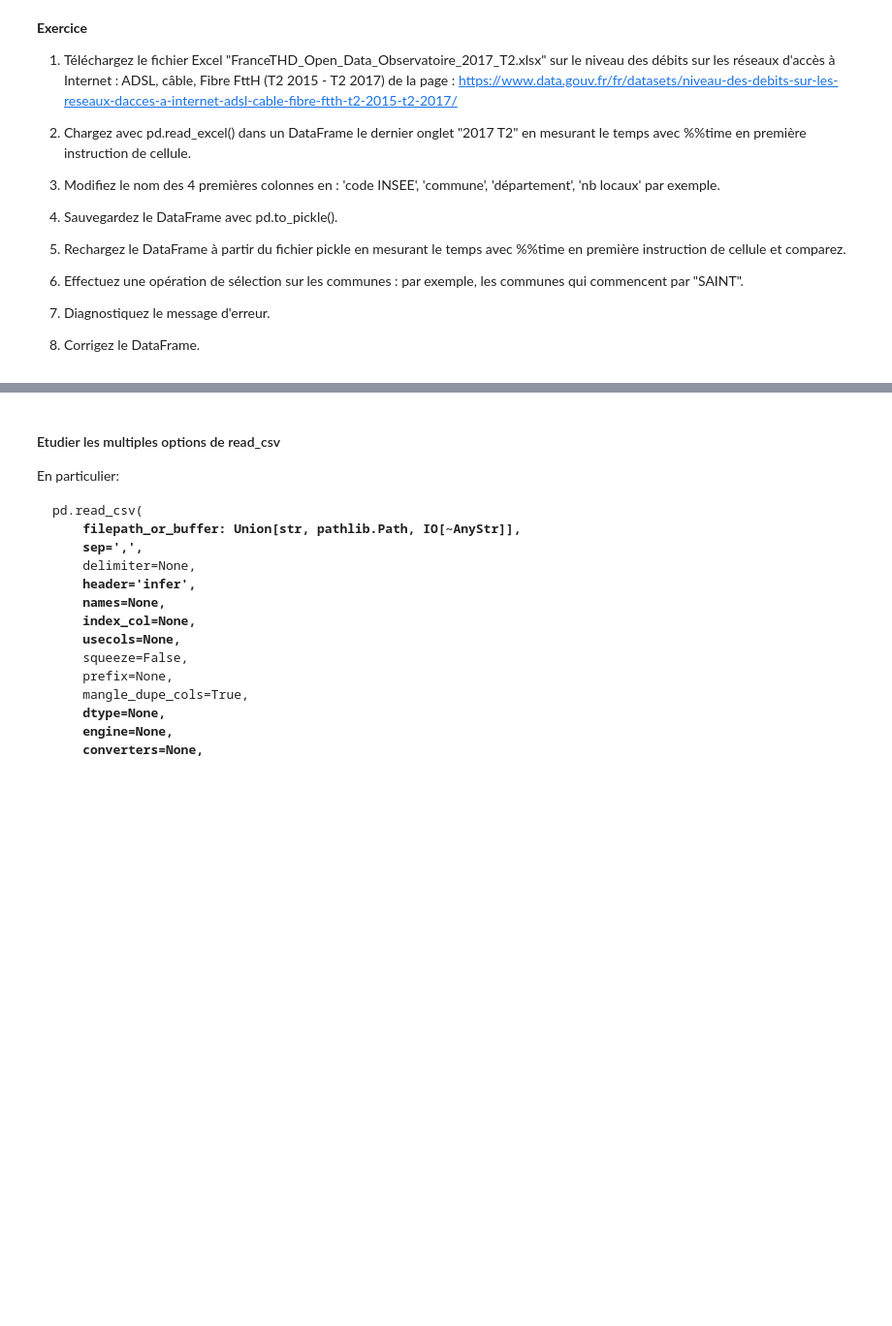
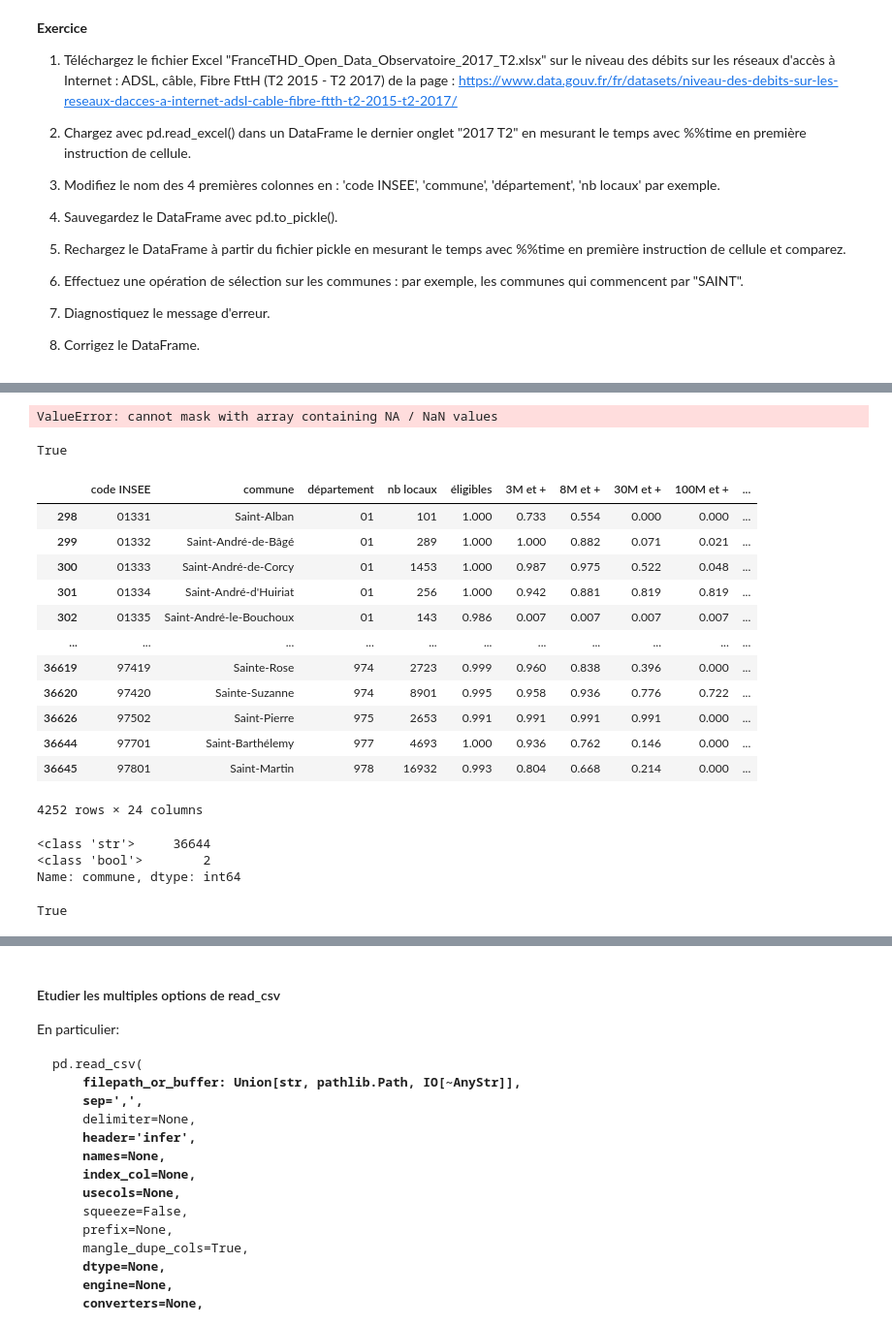
Before and after one commit to fran6w/INFMDI-721, a Jupyter notebook: session4/session4.ipynb, the cells around one changed output, grey strips where cells are left out. Shown: that part at 97% size. Cells and saved outputs as stored; diff of their text form; code cells hidden in the pictures; blank space fills up the shorter version.

```diff
--- a/session4/session4.ipynb
+++ b/session4/session4.ipynb
@@ -377,0 +977,4 @@ print(df.shape)
+# %%
+%%time
+df = pd.read_pickle('thd.dat')
+df.head()
@@ -377,0 +990,34 @@ print(df.shape)
+# %%
+df.loc[df['commune'].str.startswith('Saint')]
+# %% [output]
+ValueError: cannot mask with array containing NA / NaN values
+# %%
+df.loc[df['commune'].isnull()].empty
+# %% [output]
+True
+# %%
+df[df["commune"].str.startswith('Saint', na=False)]
+# %% [output]
+|  | code INSEE | commune | département | nb locaux | éligibles | 3M et + | 8M et + | 30M et + | 100M et + | ... |
+| 298 | 01331 | Saint-Alban | 01 | 101 | 1.000 | 0.733 | 0.554 | 0.000 | 0.000 | ... |
+| 299 | 01332 | Saint-André-de-Bâgé | 01 | 289 | 1.000 | 1.000 | 0.882 | 0.071 | 0.021 | ... |
+| 300 | 01333 | Saint-André-de-Corcy | 01 | 1453 | 1.000 | 0.987 | 0.975 | 0.522 | 0.048 | ... |
+| 301 | 01334 | Saint-André-d'Huiriat | 01 | 256 | 1.000 | 0.942 | 0.881 | 0.819 | 0.819 | ... |
+| 302 | 01335 | Saint-André-le-Bouchoux | 01 | 143 | 0.986 | 0.007 | 0.007 | 0.007 | 0.007 | ... |
+| ... | ... | ... | ... | ... | ... | ... | ... | ... | ... | ... |
+| 36619 | 97419 | Sainte-Rose | 974 | 2723 | 0.999 | 0.960 | 0.838 | 0.396 | 0.000 | ... |
+| 36620 | 97420 | Sainte-Suzanne | 974 | 8901 | 0.995 | 0.958 | 0.936 | 0.776 | 0.722 | ... |
+| 36626 | 97502 | Saint-Pierre | 975 | 2653 | 0.991 | 0.991 | 0.991 | 0.991 | 0.000 | ... |
+| 36644 | 97701 | Saint-Barthélemy | 977 | 4693 | 1.000 | 0.936 | 0.762 | 0.146 | 0.000 | ... |
+| 36645 | 97801 | Saint-Martin | 978 | 16932 | 0.993 | 0.804 | 0.668 | 0.214 | 0.000 | ... |
+4252 rows × 24 columns
+# %%
+df['commune'].apply(type).value_counts()
+# %% [output]
+<class 'str'>     36644
+<class 'bool'>        2
+Name: commune, dtype: int64
+# %%
+isinstance('toto', str)
+# %% [output]
+True
```
Also changed, not shown: parts of 87 cells of this notebook, 4 other files.
